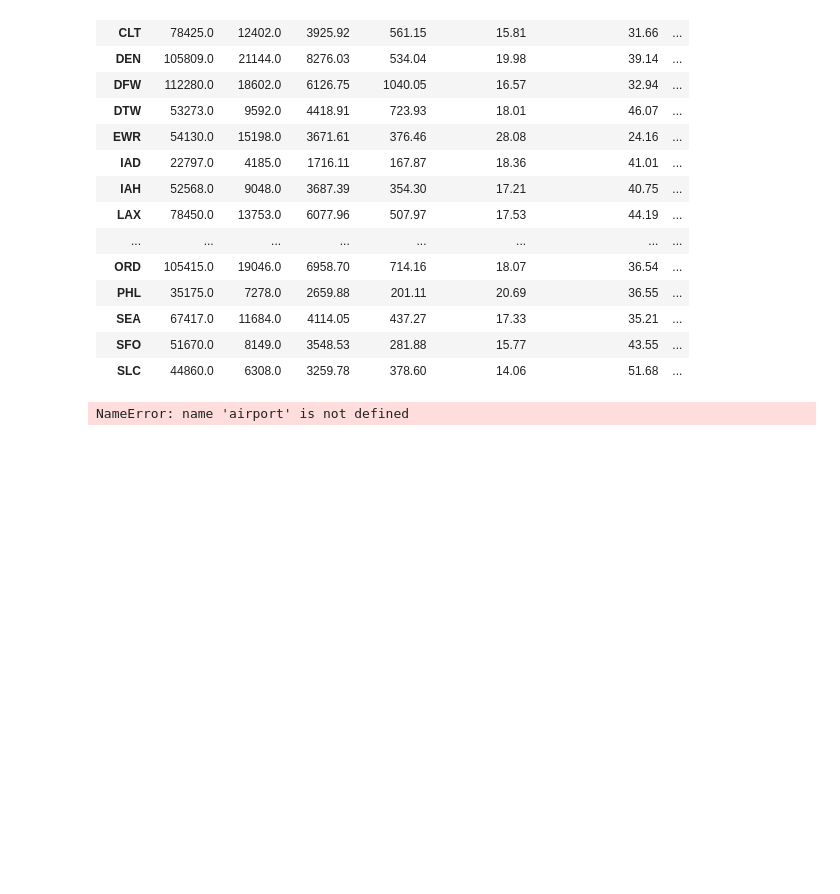
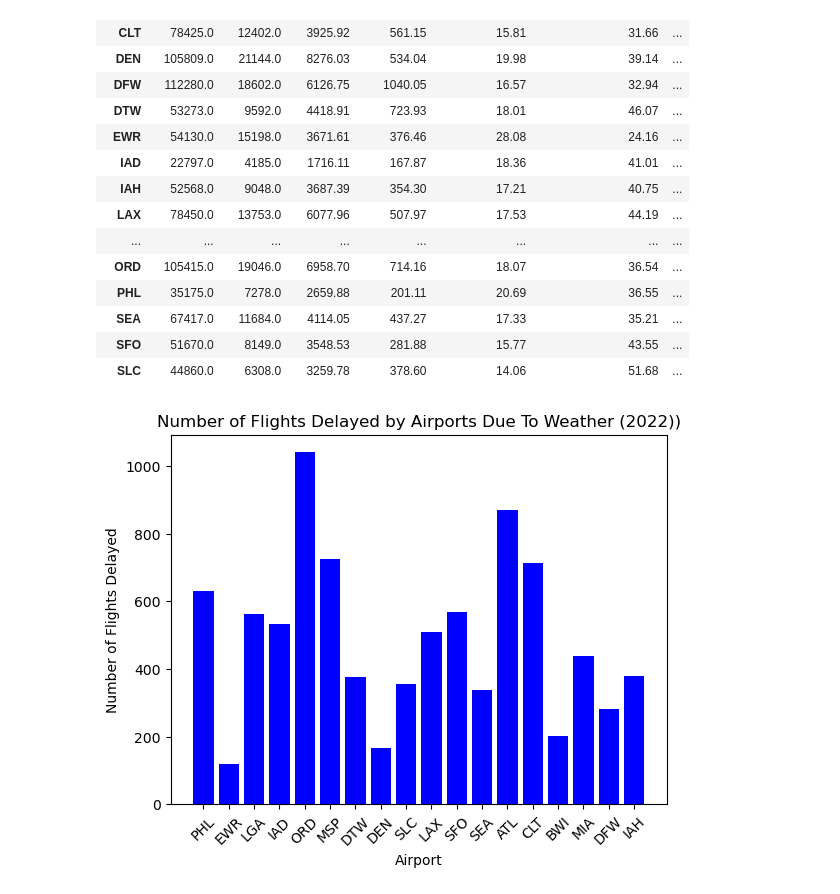
Before and after one commit to Tawn-Scotton/Team_3_Project_1, a Jupyter notebook: ProjectAirlineDelay.ipynb, the cells around one changed output. Cells and saved outputs as stored; diff of their text form; code cells hidden in the pictures; blank space fills up the shorter version.

```diff
--- a/ProjectAirlineDelay.ipynb
+++ b/ProjectAirlineDelay.ipynb
@@ -301,34 +305,28 @@ df3_AirportDelay_2022_Percent.groupby("airport").sum()
 | SEA | 67417.0 | 11684.0 | 4114.05 | 437.27 | 17.33 | 35.21 | ... |
 | SFO | 51670.0 | 8149.0 | 3548.53 | 281.88 | 15.77 | 43.55 | ... |
 | SLC | 44860.0 | 6308.0 | 3259.78 | 378.60 | 14.06 | 51.68 | ... |
-# %%
-# TEAM TO CODE THIS BAR GRAPH
-# Include x axis as the airport and y-axis as the weather_ct
-# This graph will show the total # of delayed fligts due to weather in 2022
-# Not runnign yet - code to be finalized
-
-# Bar chart of the Percent Diverted column
-grouped = df3_AirportDelay_2022_Percent.groupby(['airport'])
-
-hd = df3_AirportDelay_2022_Percent["% Any Delayed"]
-y_axis = np.arange(len(hd))
-plt.bar(airport,hd,width=0.8, bottom=None, color='g', align='center')
-
-
-# Include plot title and axis labels
-plt.title("Numebr of Delayed Flights Due to Weather at Airports With Historically High Weather-Related Delays (2022)")
-plt.xlabel("Airline")
-plt.ylabel("Percent of Flights Delayed")
-plt.xticks(range("Airline"))
-#note, xticks comes from the carrier_name value
-
-plt.xticks(rotation=45)
-
-plt.show()
-
-# TO BE DISCUSSED AT PRESENTATION.  Graph automatically sets the y-axis
-# %% [output]
-NameError: name 'airport' is not defined
+# %%
+# Bar chart of the Percent Diverted column
+Select_Airports_Strings = ['PHL','EWR','LGA','IAD','ORD','MSP','DTW','DEN','SLC','LAX','SFO','SEA','ATL','CLT','BWI','MIA','DFW','IAH']
+SelectAirports = [(i) for i in Select_Airports_Strings]
+
+hd = df3_AirportDelay_2022_Percent["weather_ct"]
+y_axis = np.arange(len(hd))
+plt.bar(SelectAirports,hd,width=0.8, bottom=None, color='b', align='center')
+
+
+# Include plot title and axis labels
+plt.title("Number of Flights Delayed by Airports Due To Weather (2022))")
+plt.xlabel("Airport")
+plt.ylabel("Number of Flights Delayed")
+
+plt.xticks(rotation=45)
+
+plt.show()
+
+# TO BE DISCUSSED AT PRESENTATION.  Graph automatically sets the y-axis
+# %% [output]
+[figure, added]
 # %%
 # TEAM TO CODE THIS BAR GRAPH
 # Include x axis as the airport and y-axis as the "% Delayed d/t Weather"
```
Also changed, not shown: parts of 22 cells of this notebook.
